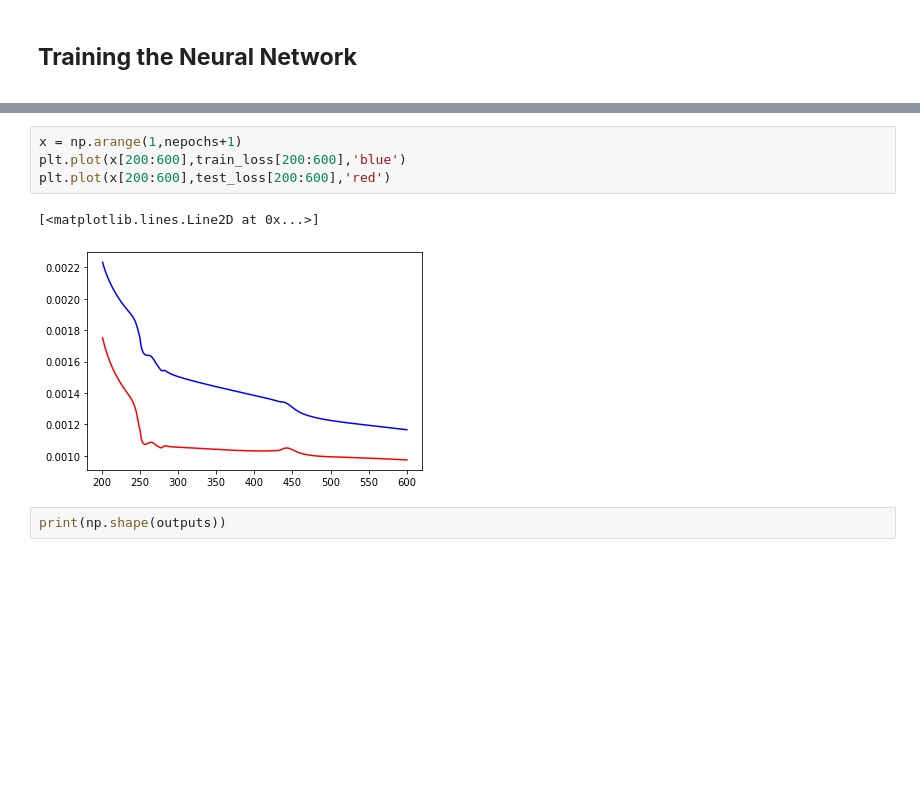
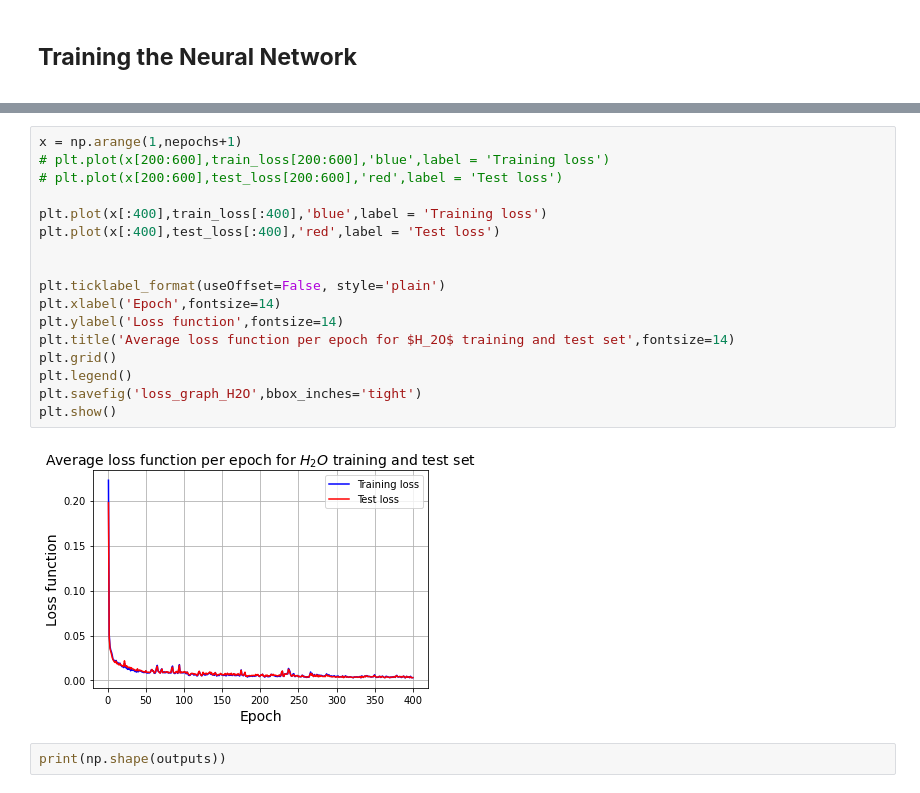
Before and after one commit to KKaroni/Symmetry-in-Machine-learned-Molecular-Force-Fields, a Jupyter notebook: BPNN.ipynb, the cells around one changed output, grey strips where cells are left out. Saved outputs shown, nothing was run; the diff lists cells and outputs as text; blank space fills up the shorter version.

```diff
--- a/BPNN.ipynb
+++ b/BPNN.ipynb
@@ -694,10 +744,22 @@ KeyboardInterrupt:
-# %%
-x = np.arange(1,nepochs+1)
-plt.plot(x[200:600],train_loss[200:600],'blue')
-plt.plot(x[200:600],test_loss[200:600],'red')
-# %% [output]
-[<matplotlib.lines.Line2D at 0x...>]
-[figure, removed]
+# %%
+x = np.arange(1,nepochs+1)
+# plt.plot(x[200:600],train_loss[200:600],'blue',label = 'Training loss')
+# plt.plot(x[200:600],test_loss[200:600],'red',label = 'Test loss')
+
+plt.plot(x[:400],train_loss[:400],'blue',label = 'Training loss')
+plt.plot(x[:400],test_loss[:400],'red',label = 'Test loss')
+
+
+plt.ticklabel_format(useOffset=False, style='plain')
+plt.xlabel('Epoch',fontsize=14)
+plt.ylabel('Loss function',fontsize=14)
+plt.title('Average loss function per epoch for $H_2O$ training and test set',fontsize=14)
+plt.grid()
+plt.legend()
+plt.savefig('loss_graph_H2O',bbox_inches='tight')
+plt.show()
+# %% [output]
+[figure, added]
 # %%
 print(np.shape(outputs))
 # %% [output]
```
Also changed, not shown: parts of 21 cells of this notebook.
